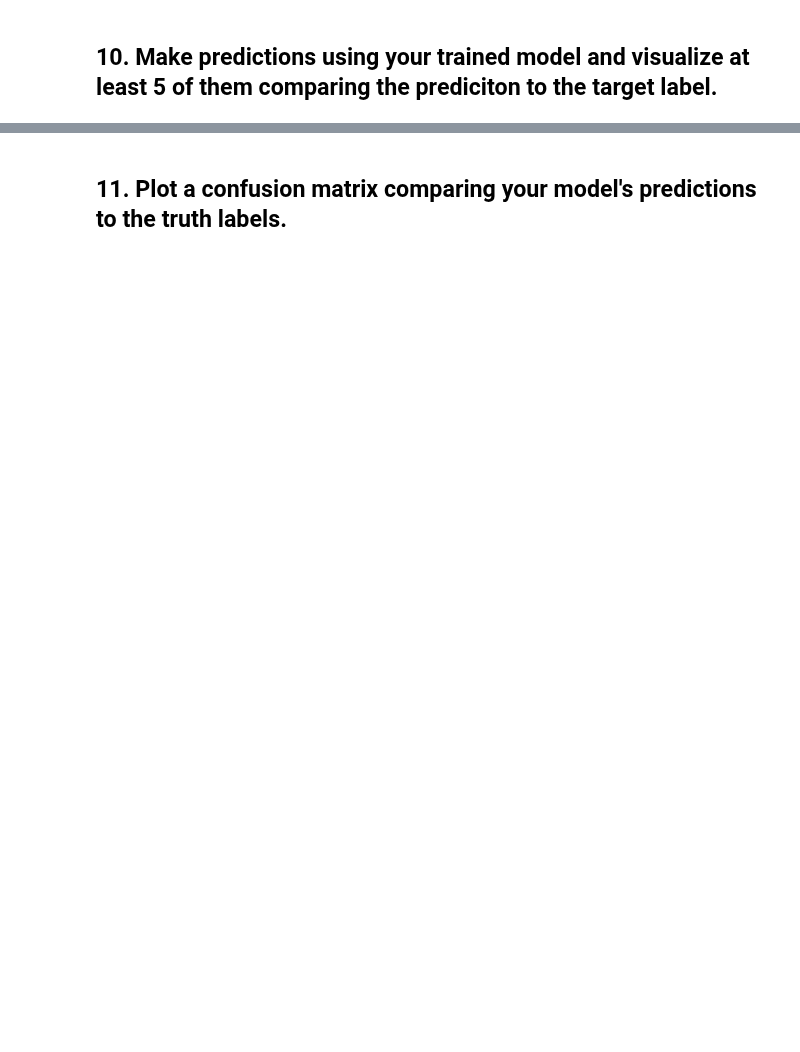
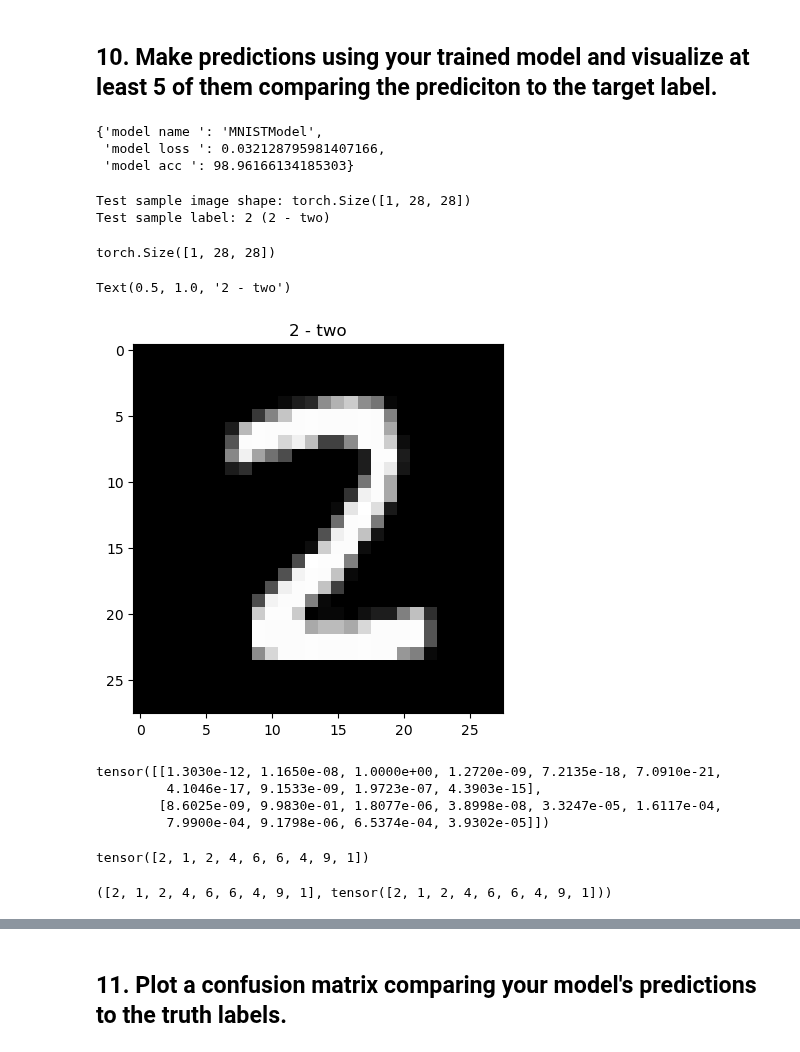
Before and after one commit to diyangraditya/PyTorchLearnings_UDEMY, a Jupyter notebook: Notebooks/03EXERCISE_pytorch_computer_vision.ipynb, the cells around one changed output, grey strips where cells are left out. Drawn from its saved outputs; the diff is of its cells as text; code cells hidden in the pictures; blank space fills up the shorter version.

```diff
--- a/Notebooks/03EXERCISE_pytorch_computer_vision.ipynb
+++ b/Notebooks/03EXERCISE_pytorch_computer_vision.ipynb
@@ -302,0 +488,30 @@ MNISTModel(
+# %%
+model_results
+# %% [output]
+{'model name ': 'MNISTModel',
+ 'model loss ': 0.032128795981407166,
+ 'model acc ': 98.96166134185303}
+# %%
+import random
+random.seed(42)
+test_samples=[]
+test_labels=[]
+for sample, label in random.sample(list(test), k=9):
+    test_samples.append(sample)
+    test_labels.append(label)
+
+# view the first sample shape
+print(f"Test sample image shape: {test_samples[0].shape}\nTest sample label: {test_labels[0]} ({class_names[test_labels[0]]})")
+# %% [output]
+Test sample image shape: torch.Size([1, 28, 28])
+Test sample label: 2 (2 - two)
+# %%
+test_samples[0].shape
+# %% [output]
+torch.Size([1, 28, 28])
+# %%
+plt.imshow(test_samples[0].squeeze(), cmap="gray")
+plt.title(class_names[test_labels[0]])
+# %% [output]
+Text(0.5, 1.0, '2 - two')
+[figure, added]
@@ -302,0 +539,22 @@ MNISTModel(
+# %%
+# make predictions
+pred_probs = make_predictions(model=model,
+                              data=test_samples)
+
+# view first two pred prob
+pred_probs[:2]
+# %% [output]
+tensor([[1.3030e-12, 1.1650e-08, 1.0000e+00, 1.2720e-09, 7.2135e-18, 7.0910e-21,
+         4.1046e-17, 9.1533e-09, 1.9723e-07, 4.3903e-15],
+        [8.6025e-09, 9.9830e-01, 1.8077e-06, 3.8998e-08, 3.3247e-05, 1.6117e-04,
+         7.9900e-04, 9.1798e-06, 6.5374e-04, 3.9302e-05]])
+# %%
+# convert prediction prob to labels
+pred_classes = pred_probs.argmax(dim=1)
+pred_classes
+# %% [output]
+tensor([2, 1, 2, 4, 6, 6, 4, 9, 1])
+# %%
+test_labels, pred_classes
+# %% [output]
+([2, 1, 2, 4, 6, 6, 4, 9, 1], tensor([2, 1, 2, 4, 6, 6, 4, 9, 1]))
```
Also changed, not shown: parts of 17 cells of this notebook, 2 other files.
